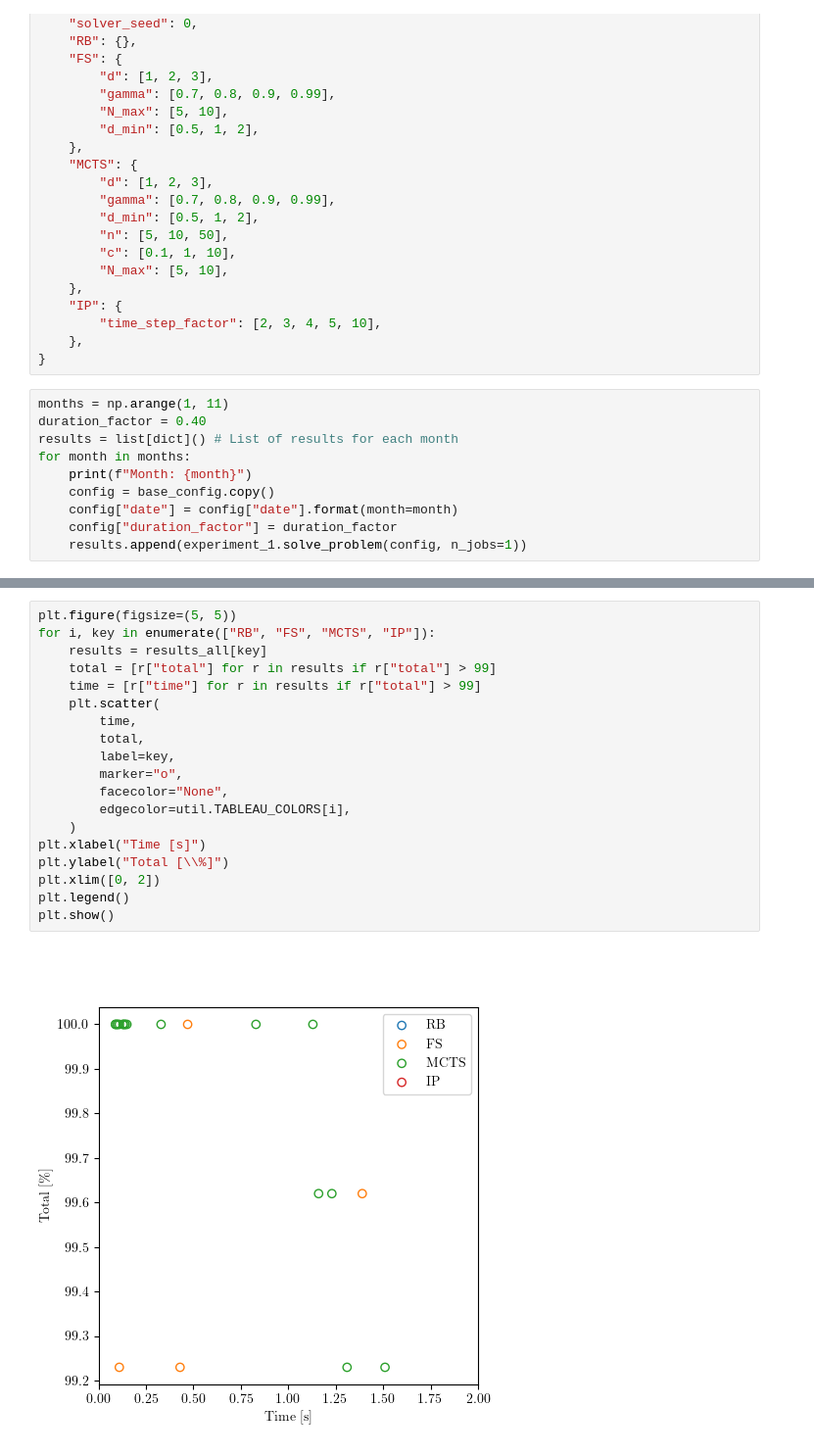
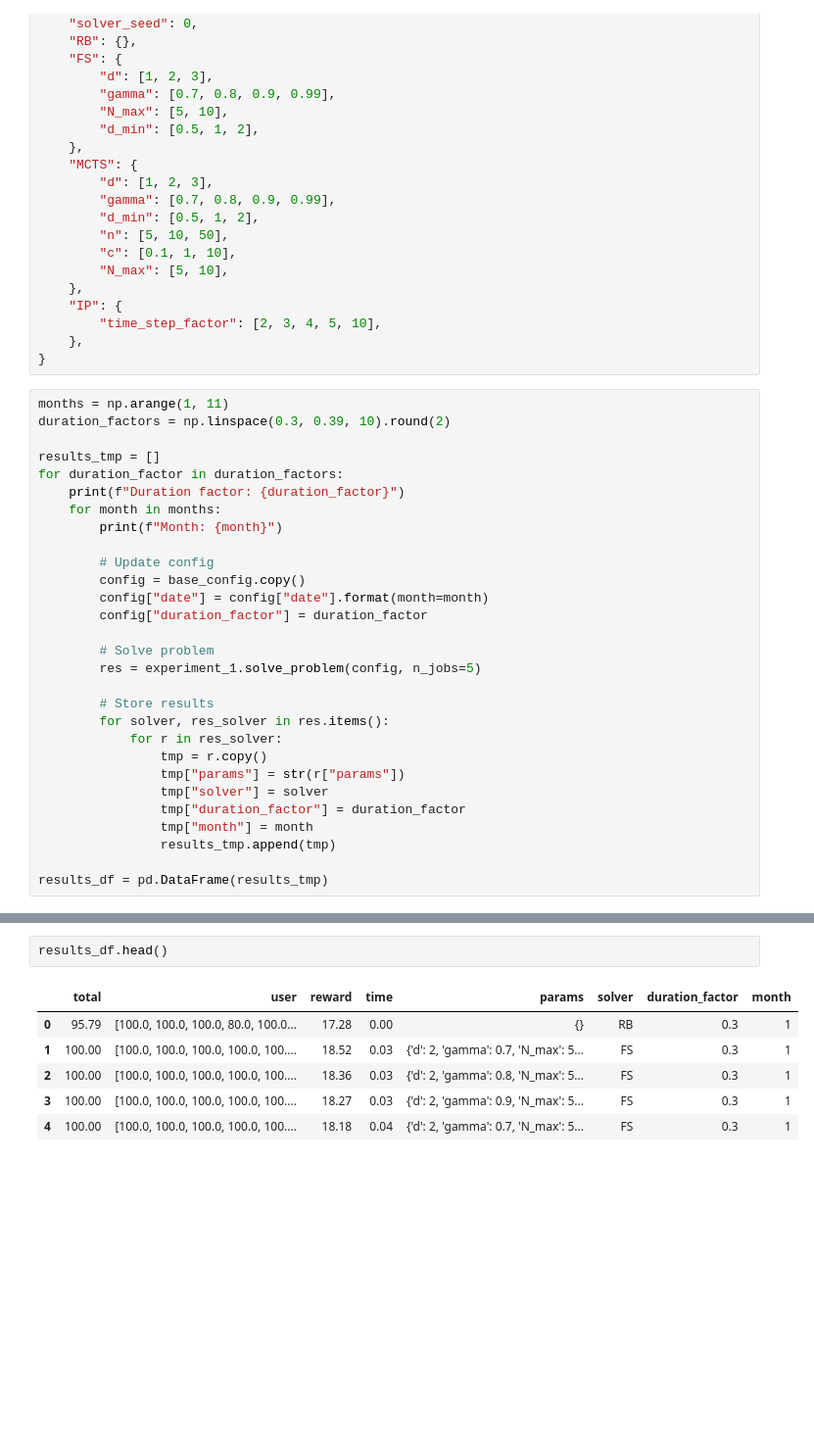
Before and after one commit to Stanford-NavLab/LuPNT, a Jupyter notebook: examples/projects/pnt-scheduling/python/experiments_ION2024.ipynb, the cells around one changed output, grey strips where cells are left out. Shown at 98% size. Drawn from its saved outputs; the diff is of its cells as text; blank space fills up the shorter version.

Commit message:
Starting experiment 2

```diff
--- a/examples/projects/pnt-scheduling/python/experimients_ION2024.ipynb
+++ b/examples/projects/pnt-scheduling/python/experiments_ION2024.ipynb
@@ -137,12 +141,31 @@ base_config = {
 }
 # %%
 months = np.arange(1, 11)
-duration_factor = 0.40
-results = list[dict]() # List of results for each month
-for month in months:
-    print(f"Month: {month}")
-    config = base_config.copy()
-    config["date"] = config["date"].format(month=month)
-    config["duration_factor"] = duration_factor
-    results.append(experiment_1.solve_problem(config, n_jobs=1))
+duration_factors = np.linspace(0.3, 0.39, 10).round(2)
+
+results_tmp = []
+for duration_factor in duration_factors:
+    print(f"Duration factor: {duration_factor}")
+    for month in months:
+        print(f"Month: {month}")
+
+        # Update config
+        config = base_config.copy()
+        config["date"] = config["date"].format(month=month)
+        config["duration_factor"] = duration_factor
+
+        # Solve problem
+        res = experiment_1.solve_problem(config, n_jobs=5)
+
+        # Store results
+        for solver, res_solver in res.items():
+            for r in res_solver:
+                tmp = r.copy()
+                tmp["params"] = str(r["params"])
+                tmp["solver"] = solver
+                tmp["duration_factor"] = duration_factor
+                tmp["month"] = month
+                results_tmp.append(tmp)
+
+results_df = pd.DataFrame(results_tmp)
 # %% [output]
@@ -179,21 +189,9 @@ print(mean_total)
-# %%
-plt.figure(figsize=(5, 5))
-for i, key in enumerate(["RB", "FS", "MCTS", "IP"]):
-    results = results_all[key]
-    total = [r["total"] for r in results if r["total"] > 99]
-    time = [r["time"] for r in results if r["total"] > 99]
-    plt.scatter(
-        time,
-        total,
-        label=key,
-        marker="o",
-        facecolor="None",
-        edgecolor=util.TABLEAU_COLORS[i],
-    )
-plt.xlabel("Time [s]")
-plt.ylabel("Total [\\%]")
-plt.xlim([0, 2])
-plt.legend()
-plt.show()
-# %% [output]
-[figure, removed]
+# %%
+results_df.head()
+# %% [output]
+|  | total | user | reward | time | params | solver | duration_factor | month |
+| 0 | 95.79 | [100.0, 100.0, 100.0, 80.0, 100.0... | 17.28 | 0.00 | {} | RB | 0.3 | 1 |
+| 1 | 100.00 | [100.0, 100.0, 100.0, 100.0, 100.... | 18.52 | 0.03 | {'d': 2, 'gamma': 0.7, 'N_max': 5... | FS | 0.3 | 1 |
+| 2 | 100.00 | [100.0, 100.0, 100.0, 100.0, 100.... | 18.36 | 0.03 | {'d': 2, 'gamma': 0.8, 'N_max': 5... | FS | 0.3 | 1 |
+| 3 | 100.00 | [100.0, 100.0, 100.0, 100.0, 100.... | 18.27 | 0.03 | {'d': 2, 'gamma': 0.9, 'N_max': 5... | FS | 0.3 | 1 |
+| 4 | 100.00 | [100.0, 100.0, 100.0, 100.0, 100.... | 18.18 | 0.04 | {'d': 2, 'gamma': 0.7, 'N_max': 5... | FS | 0.3 | 1 |
```
Also changed, not shown: parts of 10 cells of this notebook, 1 other file.
